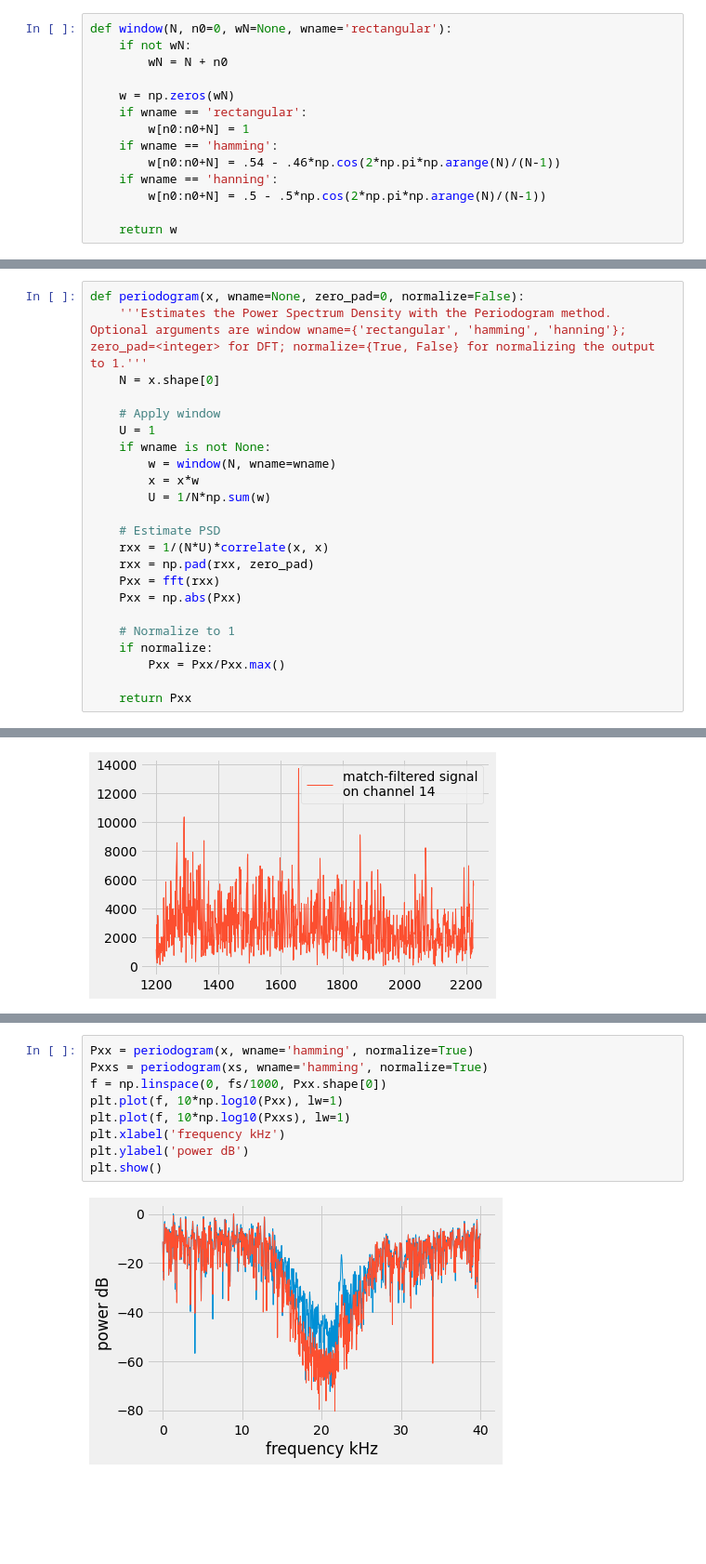
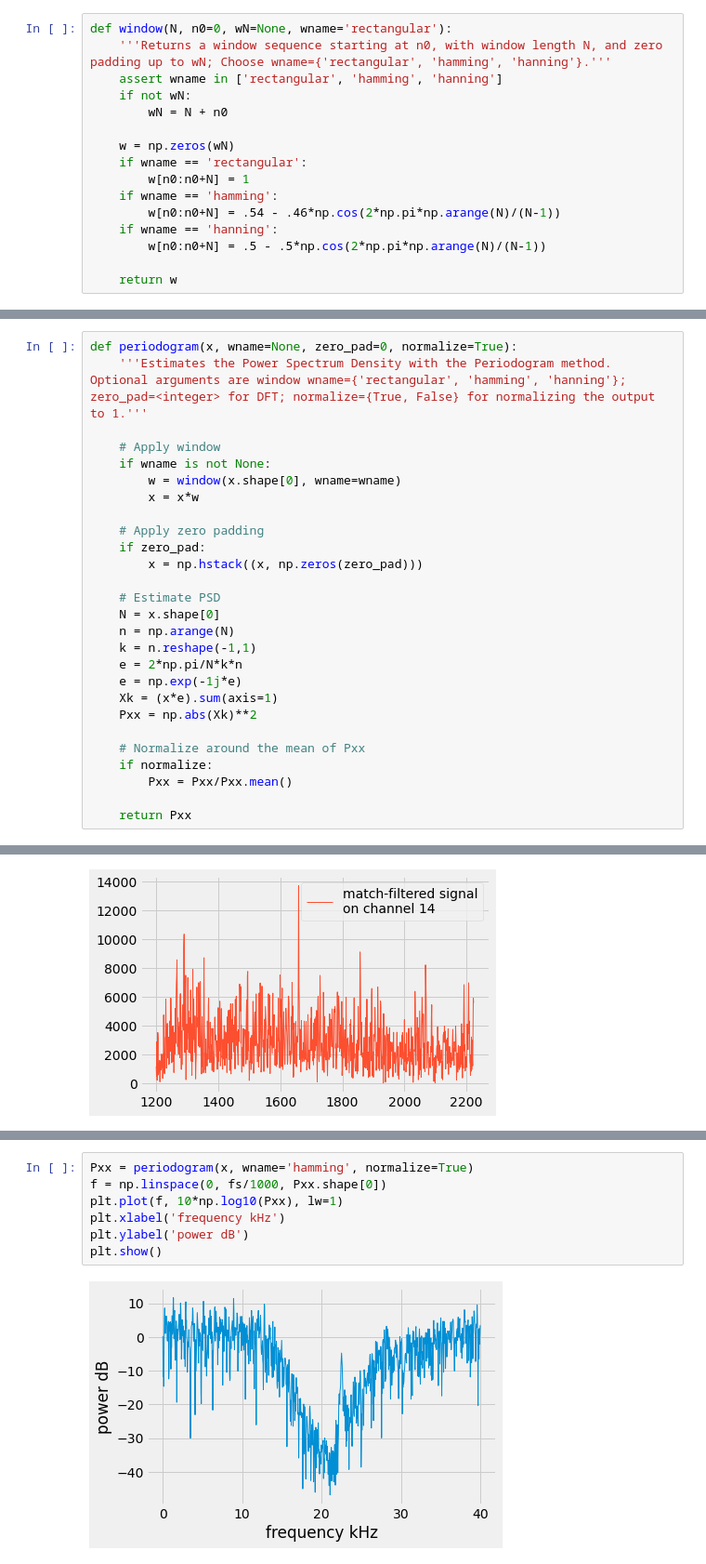
Before and after one commit to fonstelien/INF4480, a Jupyter notebook: project3/project3.ipynb, the cells around one changed output, grey strips where cells are left out. Shown: that part at 93% size. Cells and saved outputs as stored; diff of their text form; blank space fills up the shorter version.

Commit message:
periodograms ok

```diff
--- a/project3/project3.ipynb
+++ b/project3/project3.ipynb
@@ -123,6 +123,8 @@ Xs = matched_filtering(X, s)
 ### Ex. 1A - XXX
 # %%
 def window(N, n0=0, wN=None, wname='rectangular'):
+    '''Returns a window sequence starting at n0, with window length N, and zero padding up to wN; Choose wname={'rectangular', 'hamming', 'hanning'}.'''
+    assert wname in ['rectangular', 'hamming', 'hanning']
     if not wN:
         wN = N + n0
 
@@ -143,23 +145,27 @@ plt.stem(window(50, wname='hanning'))
 # %%
-def periodogram(x, wname=None, zero_pad=0, normalize=False):
+def periodogram(x, wname=None, zero_pad=0, normalize=True):
     '''Estimates the Power Spectrum Density with the Periodogram method. Optional arguments are window wname={'rectangular', 'hamming', 'hanning'}; zero_pad=<integer> for DFT; normalize={True, False} for normalizing the output to 1.'''
-    N = x.shape[0]
 
     # Apply window
-    U = 1
     if wname is not None:
-        w = window(N, wname=wname)
+        w = window(x.shape[0], wname=wname)
         x = x*w
-        U = 1/N*np.sum(w)
+
+    # Apply zero padding
+    if zero_pad:
+        x = np.hstack((x, np.zeros(zero_pad)))
 
     # Estimate PSD
-    rxx = 1/(N*U)*correlate(x, x)
-    rxx = np.pad(rxx, zero_pad)
-    Pxx = fft(rxx)
-    Pxx = np.abs(Pxx)
+    N = x.shape[0]
+    n = np.arange(N)
+    k = n.reshape(-1,1)
+    e = 2*np.pi/N*k*n
+    e = np.exp(-1j*e)
+    Xk = (x*e).sum(axis=1)
+    Pxx = np.abs(Xk)**2
 
-    # Normalize to 1
+    # Normalize around the mean of Pxx
     if normalize:
-        Pxx = Pxx/Pxx.max()
+        Pxx = Pxx/Pxx.mean()
 
     return Pxx
@@ -197,11 +252,9 @@ plt.show()
 # %%
 Pxx = periodogram(x, wname='hamming', normalize=True)
-Pxxs = periodogram(xs, wname='hamming', normalize=True)
 f = np.linspace(0, fs/1000, Pxx.shape[0])
 plt.plot(f, 10*np.log10(Pxx), lw=1)
-plt.plot(f, 10*np.log10(Pxxs), lw=1)
 plt.xlabel('frequency kHz')
 plt.ylabel('power dB')
 plt.show()
 # %% [output]
-[figure, old version]
+[figure, new version]
```
Also changed, not shown: parts of 8 cells of this notebook.
